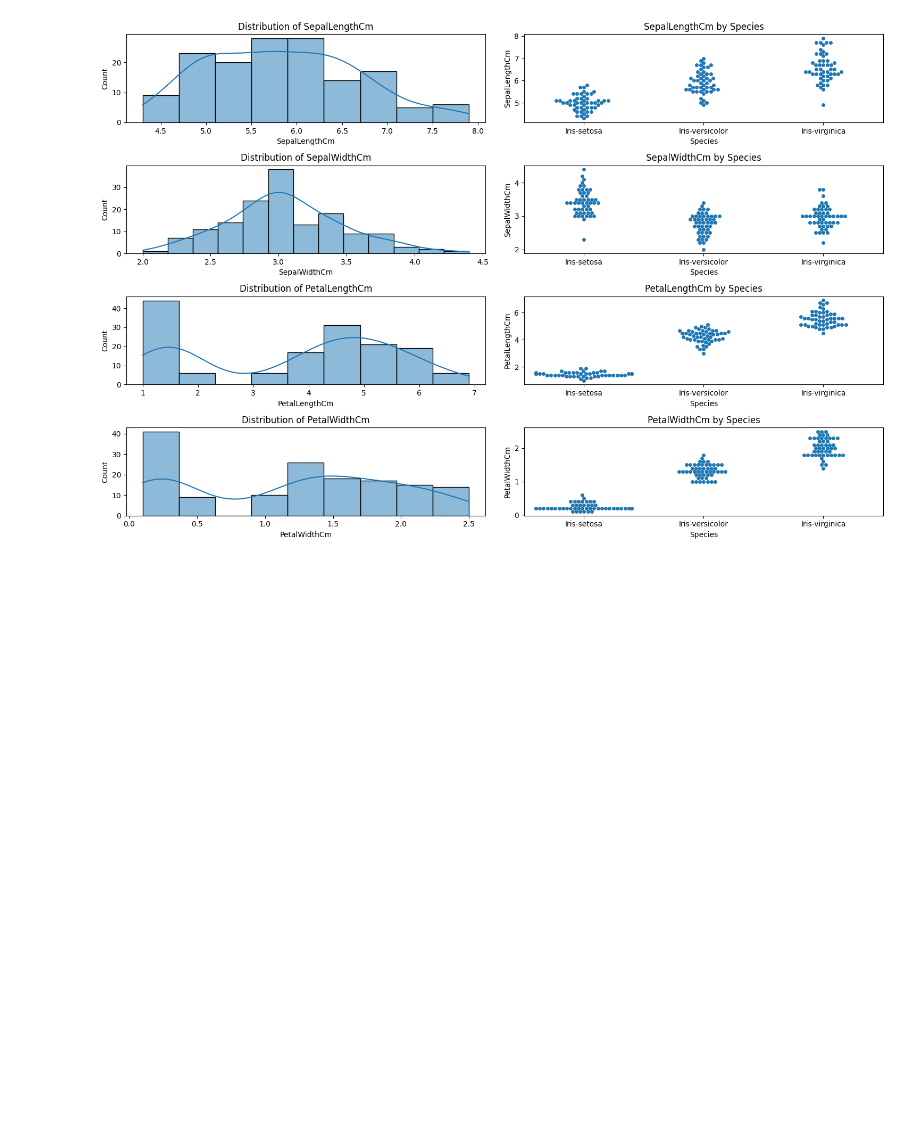
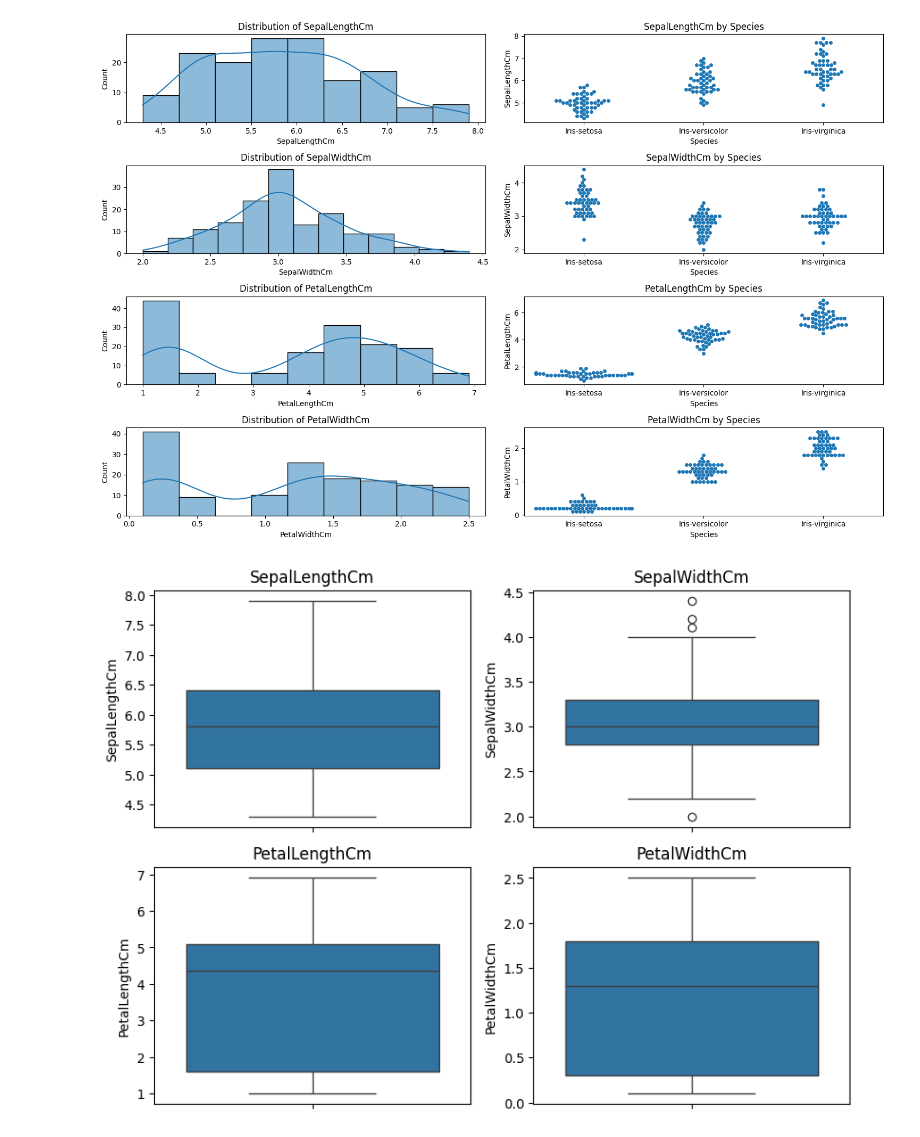
Before and after one commit to CodeByD3v/OIBSIP, a Jupyter notebook: Iris Classification/iris-classification.ipynb, the cells around one changed output. Cells and saved outputs as stored; diff of their text form; code cells hidden in the pictures; blank space fills up the shorter version.

```diff
--- a/Iris Classification/iris-classification.ipynb
+++ b/Iris Classification/iris-classification.ipynb
@@ -24,7 +26,7 @@ from sklearn.linear_model import LogisticRegression
 # %%
 # Read file
 # Removing "Id" column
-df = pd.read_csv("/kaggle/input/iriscsv/Iris.csv").drop("Id" , axis = 1)
+df = pd.read_csv("Iris.csv").drop("Id" , axis = 1)
 
 # preview of data
 df.head()
@@ -101,3 +109,15 @@ plt.tight_layout()
 plt.show()
 # %% [output]
 [figure]
+# %%
+# Check for Outliers
+plt.figure(figsize = (8 , 6))
+for i , col in enumerate(df.columns[:-1] , 1):
+    plt.subplot(2 , 2 , i)
+    sns.boxplot(data = df[col])
+    plt.title(col)
+
+plt.tight_layout()
+plt.show()
+# %% [output]
+[figure, added]
```
Also changed, not shown: parts of 15 cells of this notebook.
